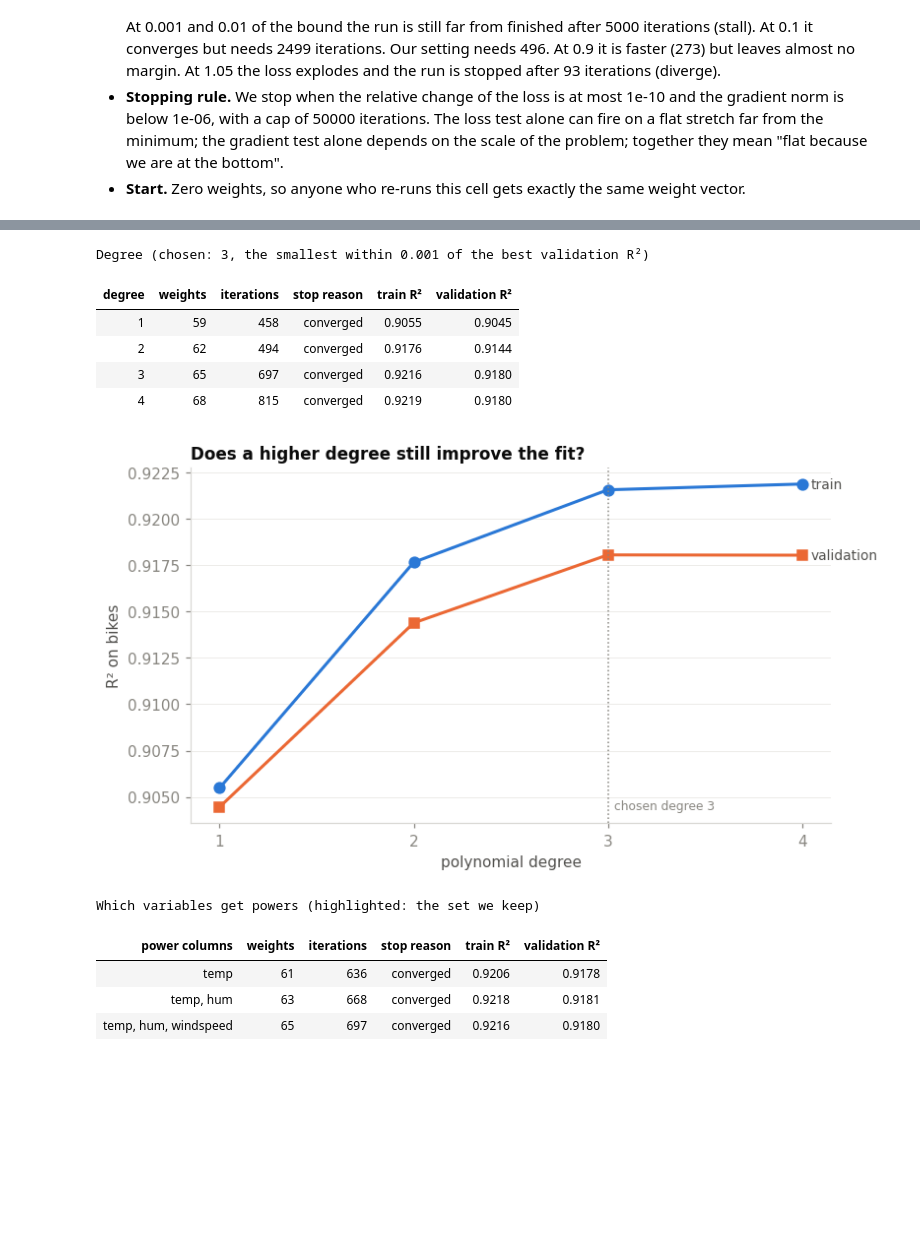
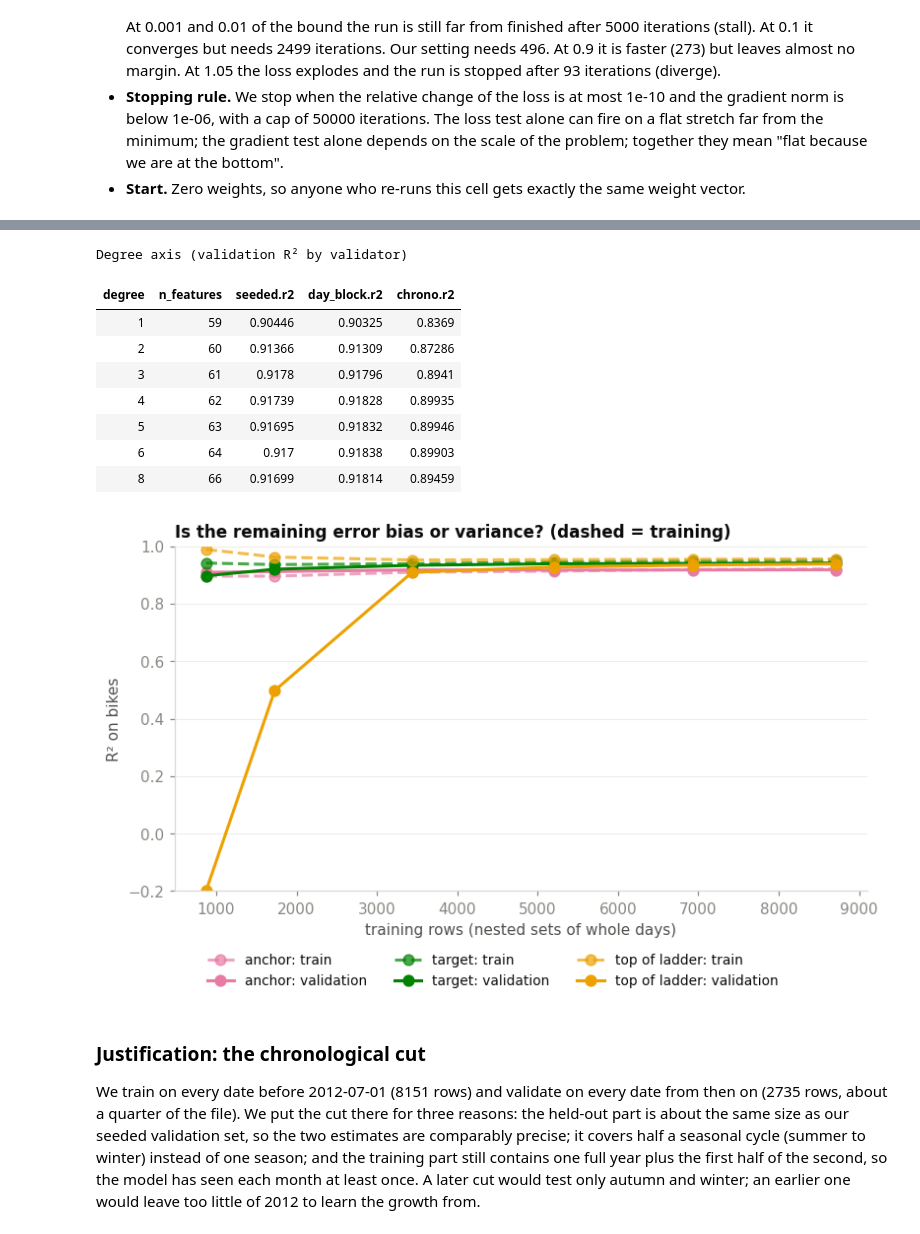
Before and after one commit to AhmedAtefYoussef/Machine-Learning-Pipeline, a Jupyter notebook: rush_hour.ipynb, the cells around one changed output, grey strips where cells are left out. Cells and saved outputs as stored; diff of their text form; code cells hidden in the pictures; blank space fills up the shorter version.

```diff
--- a/rush_hour.ipynb
+++ b/rush_hour.ipynb
@@ -2698,0 +2503,6 @@ We expand only where Phase 1's residuals showed structure.
+# %%
+# Phase 3 builds a ladder of designs on top of the Phase 2 artifact and scores each one three ways.
+from src import plots_p3
+from src.phases import p3 as p3mod
+
+p3 = phase("p3", p3mod.run, CFG, RECOMPUTE_ALL, upstream="p2", live=True)   # about 15 seconds
@@ -2715,25 +2541,24 @@ Phase 2: the expanded design
 # %%
-# Validation R² for each candidate degree (the highlighted row is our choice).
-view.p2_degree_sweep(p2)
+# The degree axis alone: anchor blocks and power columns fixed, only the degree changes.
+axis = pd.json_normalize(p3["degree_axis"])
+table(axis[["degree", "n_features", "seeded.r2", "day_block.r2", "chrono.r2"]], "Degree axis (validation R² by validator)")
 # %% [output]
-Degree (chosen: 3, the smallest within 0.001 of the best validation R²)
+Degree axis (validation R² by validator)
-| degree | weights | iterations | stop reason | train R² | validation R² |
-| 1 | 59 | 458 | converged | 0.9055 | 0.9045 |
-| 2 | 62 | 494 | converged | 0.9176 | 0.9144 |
-| 3 | 65 | 697 | converged | 0.9216 | 0.9180 |
-| 4 | 68 | 815 | converged | 0.9219 | 0.9180 |
+| degree | n_features | seeded.r2 | day_block.r2 | chrono.r2 |
+| 1 | 59 | 0.90446 | 0.90325 | 0.8369 |
+| 2 | 60 | 0.91366 | 0.91309 | 0.87286 |
+| 3 | 61 | 0.9178 | 0.91796 | 0.8941 |
+| 4 | 62 | 0.91739 | 0.91828 | 0.89935 |
+| 5 | 63 | 0.91695 | 0.91832 | 0.89946 |
+| 6 | 64 | 0.917 | 0.91838 | 0.89903 |
+| 8 | 66 | 0.91699 | 0.91814 | 0.89459 |
 # %%
-# The same sweep as a plot.
-show(plots.plot_degree_sweep(p2))
+# Learning curves for the anchor, the target and the top of the ladder.
+show(plots_p3.plot_learning_curves(p3))
 # %% [output]
-[figure, old version]
+[figure, new version]
-# %%
-# Which variables get powers: temperature alone, or humidity and wind as well.
-view.p2_power_cols(p2)
-# %% [output]
-Which variables get powers (highlighted: the set we keep)
-| power columns | weights | iterations | stop reason | train R² | validation R² |
-| temp | 61 | 636 | converged | 0.9206 | 0.9178 |
-| temp, hum | 63 | 668 | converged | 0.9218 | 0.9181 |
-| temp, hum, windspeed | 65 | 697 | converged | 0.9216 | 0.9180 |
+# %% [markdown]
+### Justification: the chronological cut
+
+We train on every date before 2012-07-01 (8151 rows) and validate on every date from then on (2735 rows, about a quarter of the file). We put the cut there for three reasons: the held-out part is about the same size as our seeded validation set, so the two estimates are comparably precise; it covers half a seasonal cycle (summer to winter) instead of one season; and the training part still contains one full year plus the first half of the second, so the model has seen each month at least once. A later cut would test only autumn and winter; an earlier one would leave too little of 2012 to learn the growth from.
 # %%
```
Also changed, not shown: parts of 158 cells of this notebook, 14 other files.
